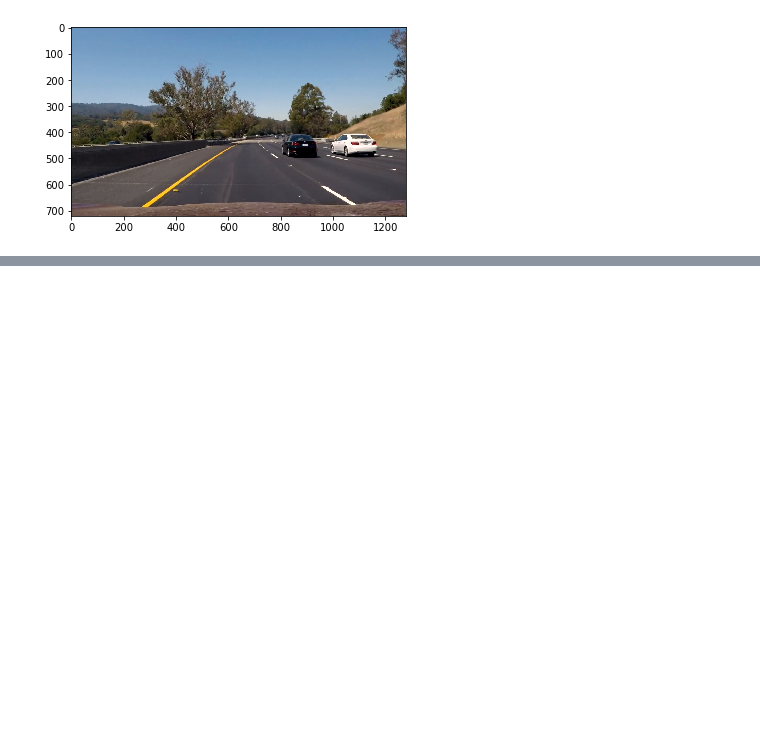
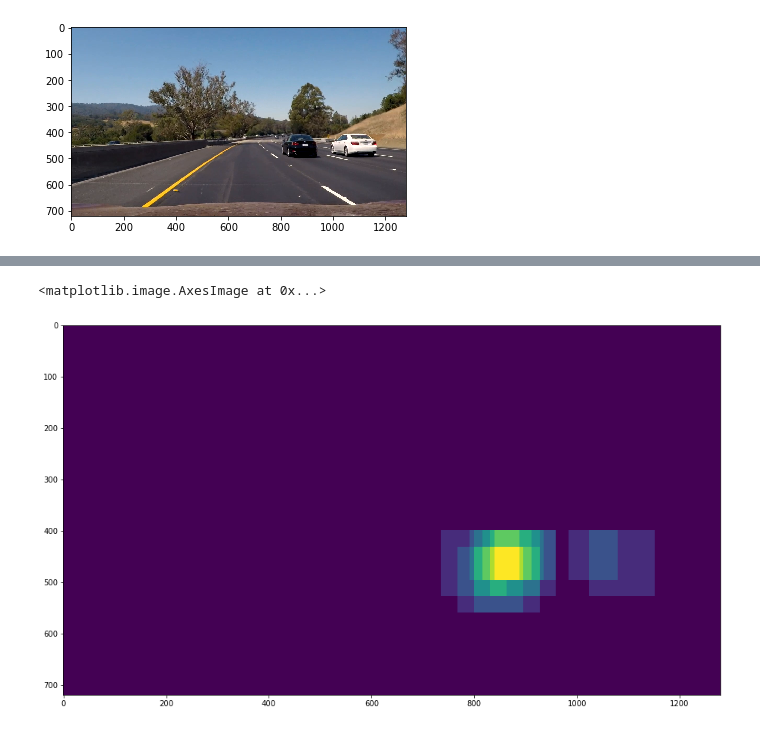
Before and after one commit to soniccrhyme/SDND-Vehicle_Detection, a Jupyter notebook: model_testing_v2.ipynb, the cells around one changed output, grey strips where cells are left out. Cells and saved outputs as stored; diff of their text form; code cells hidden in the pictures; blank space fills up the shorter version.

```diff
--- a/model_testing_v2.ipynb
+++ b/model_testing_v2.ipynb
@@ -339,0 +443,10 @@ plt.imshow(out_img)
+# %%
+heatmap = np.zeros(img.shape[:2])
+heatmap = add_heat(heatmap, windows_hat)
+
+
+fig, ax = plt.subplots(1,1, figsize = (16, 9))
+ax.imshow(heatmap)
+# %% [output]
+<matplotlib.image.AxesImage at 0x...>
+[figure, added]
```
Also changed, not shown: parts of 13 cells of this notebook, 2 other files.
